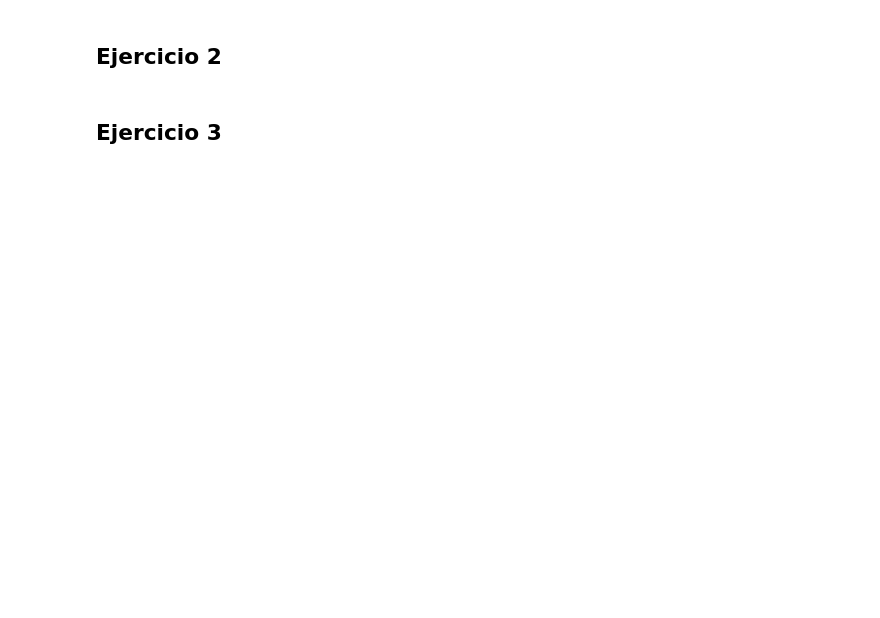
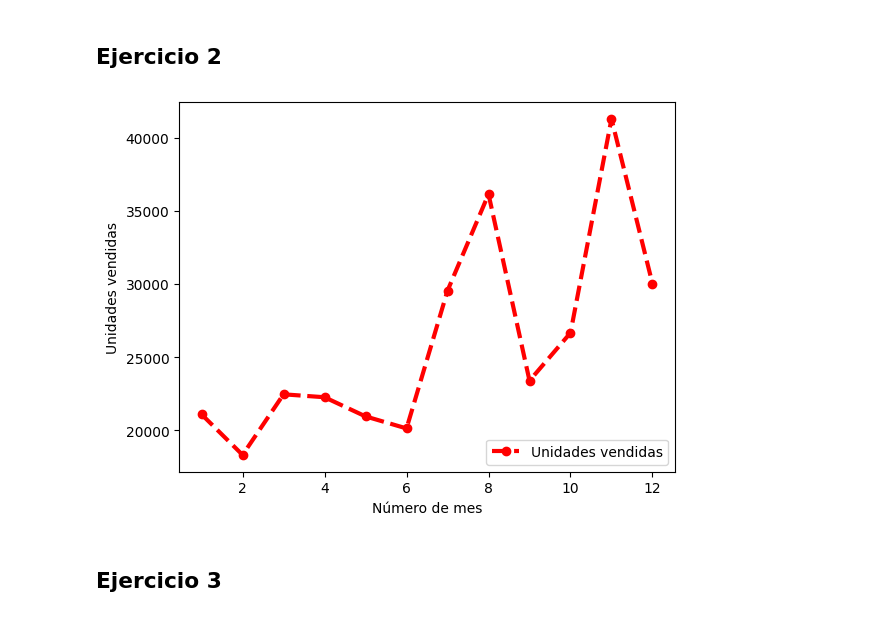
Before and after one commit to Jonatan1991/Python_clases_Musk, a Jupyter notebook: Modulo_5/ejercicios/tema_4/ejercicios_tema_4.ipynb, the cells around one changed output. Drawn from its saved outputs; the diff is of its cells as text; code cells hidden in the pictures; blank space fills up the shorter version.

```diff
--- a/Modulo_5/ejercicios/tema_4/ejercicios_tema_4.ipynb
+++ b/Modulo_5/ejercicios/tema_4/ejercicios_tema_4.ipynb
@@ -31,30 +34,32 @@ plt.show()
 # %%
 # Obtenga el beneficio total de todos los meses y
 # muestre un gráfico de líneas con las siguientes
 # propiedades de estilo:
 # •Estilo de línea punteada y el color de la línea
 # debe ser rojo
 # •Mostrar la leyenda en la parte inferior derecha.
 # •Nombre de la etiqueta X = Número de mes
 # •Nombre de la etiqueta Y = Número de
 # •unidades vendidas
 # •Añadir un marcador de círculo.
 # •El ancho de la línea debe ser 3
 
 import matplotlib.pyplot as plt
 import pandas as pd
 
 
-df = pd.read_csv('Modulo_5/ejercicios/archivos/Modulo5_company_sales_data-221102-123259.csv')
+df = pd.read_csv('../archivos/Modulo5_company_sales_data-221102-123259.csv')
 
 month = df['month_number']
 units_sold = df['total_units']
 
 plt.plot(month, units_sold, linestyle='--', color='red', linewidth=3, marker='o')
 plt.xlabel('Número de mes')
 plt.ylabel('Unidades vendidas')
 plt.legend(['Unidades vendidas'], loc='lower right')
 plt.show()
+# %% [output]
+[figure, added]
 # %% [markdown]
 ## Ejercicio 3
 # %%
```
Also changed, not shown: parts of 11 cells of this notebook, 7 other files.
